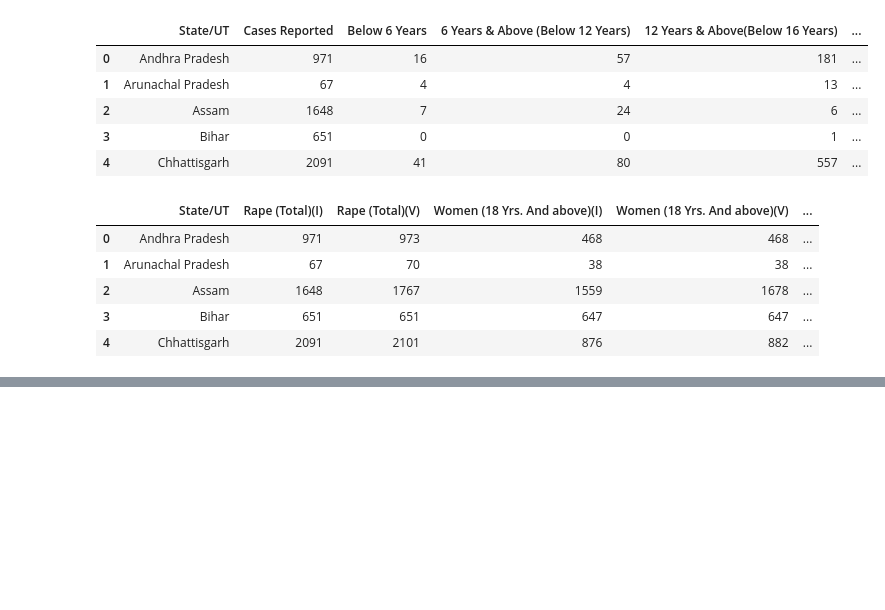
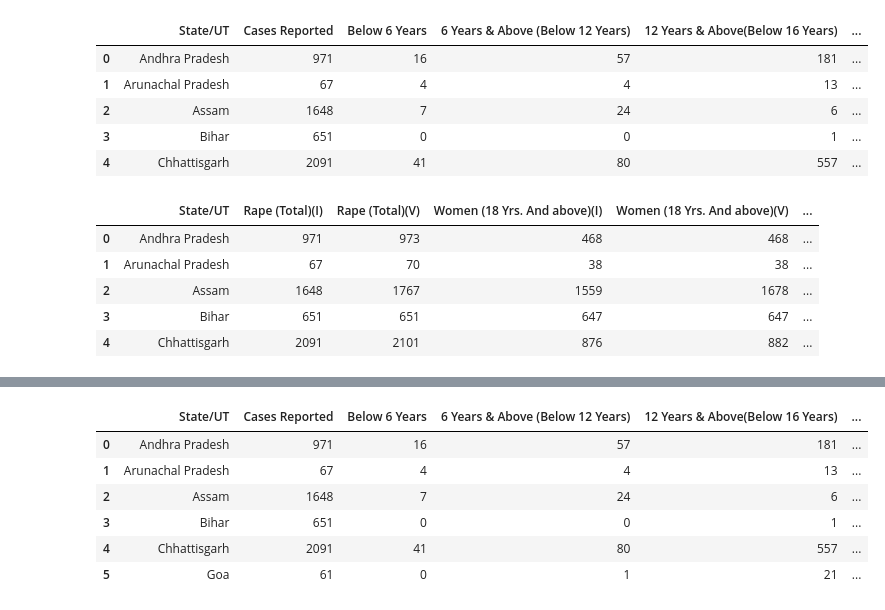
Before and after one commit to RajeevG187/Breaking-The-Scilence, a Jupyter notebook: DS250_project_EDA.ipynb, the cells around one changed output, grey strips where cells are left out. Saved outputs shown, nothing was run; the diff lists cells and outputs as text; code cells hidden in the pictures; blank space fills up the shorter version.

Commit message:
Updated ipy nb, solved ques for last 5 dataframes

```diff
--- a/DS250_project_EDA.ipynb
+++ b/DS250_project_EDA.ipynb
@@ -101,0 +224,10 @@ Rapist_Victim_relation.head(5)
+# %%
+Rape_under_Different_age_groups_2018.head(6)
+# %% [output]
+|  | State/UT | Cases Reported | Below 6 Years | 6 Years & Above (Below 12 Years) | 12 Years & Above(Below 16 Years) | ... |
+| 0 | Andhra Pradesh | 971 | 16 | 57 | 181 | ... |
+| 1 | Arunachal Pradesh | 67 | 4 | 4 | 13 | ... |
+| 2 | Assam | 1648 | 7 | 24 | 6 | ... |
+| 3 | Bihar | 651 | 0 | 0 | 1 | ... |
+| 4 | Chhattisgarh | 2091 | 41 | 80 | 557 | ... |
+| 5 | Goa | 61 | 0 | 1 | 21 | ... |
```
Also changed, not shown: parts of 15 cells of this notebook.
